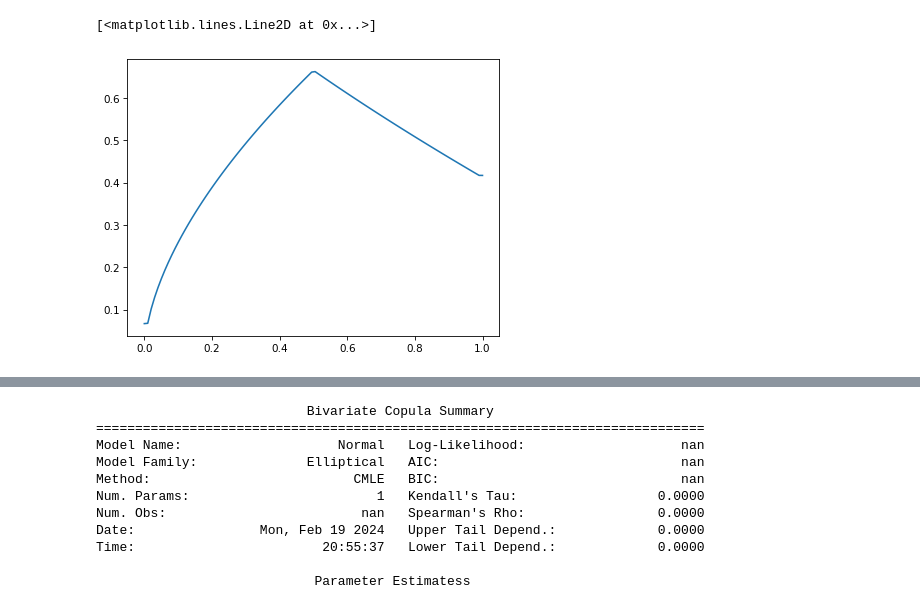
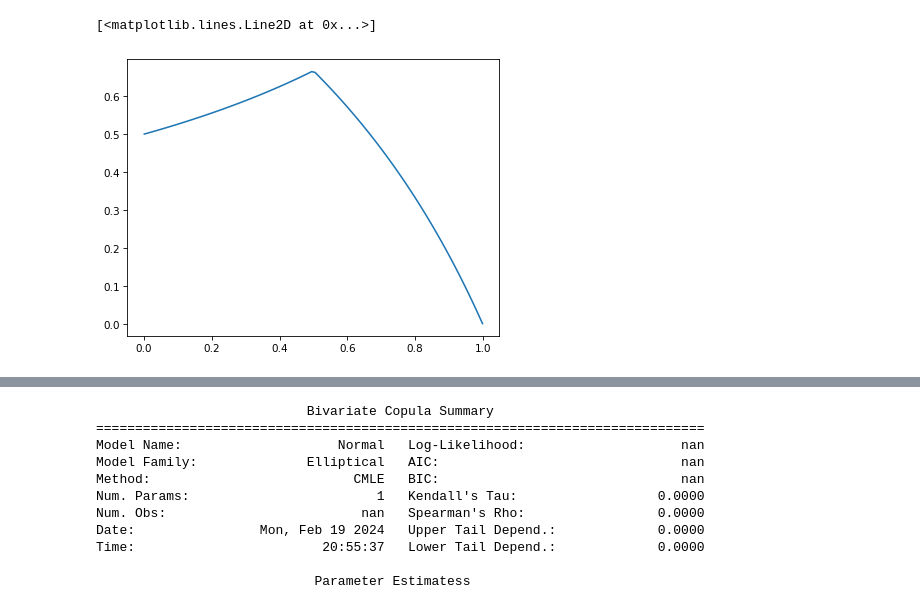
Before and after one commit to sorensenj50/Copula-Package, a Jupyter notebook: Notebook.ipynb, the cells around one changed output, grey strips where cells are left out. Drawn from its saved outputs; the diff is of its cells as text; code cells hidden in the pictures.

```diff
--- a/Notebook.ipynb
+++ b/Notebook.ipynb
@@ -61,2 +39,3 @@ def generate_bivariate_cdf_function(X, Y, pdf_values):
 # %%
-copula = bivariate.NormalMixture(p1 = 0.75, Q! = 0.9, p2 = 0.5, Q2 = -0.25)
+#copula = bivariate.NormalMixture(Q1 = 0, Q2 = 0.99)
+copula = bivariate.Clayton(theta = 1)
@@ -111,8 +89,8 @@ plots.copula_quantile_curves(copula)
 # %%
 #plots.copula_quantile_curves(copula)
-q_range = utils.get_u_range(adj = 1e-4)
+q_range = utils.get_u_range(adj = 1e-3)
 
-plt.plot(q_range, copula.quantile_dependance(q_range, adj = 1e-2))
+plt.plot(q_range, copula.quantile_dependance(q_range, adj = 1e-3))
 # %% [output]
 [<matplotlib.lines.Line2D at 0x...>]
-[figure, old version]
+[figure, new version]
```
Also changed, not shown: parts of 33 cells of this notebook, 2 other files.
